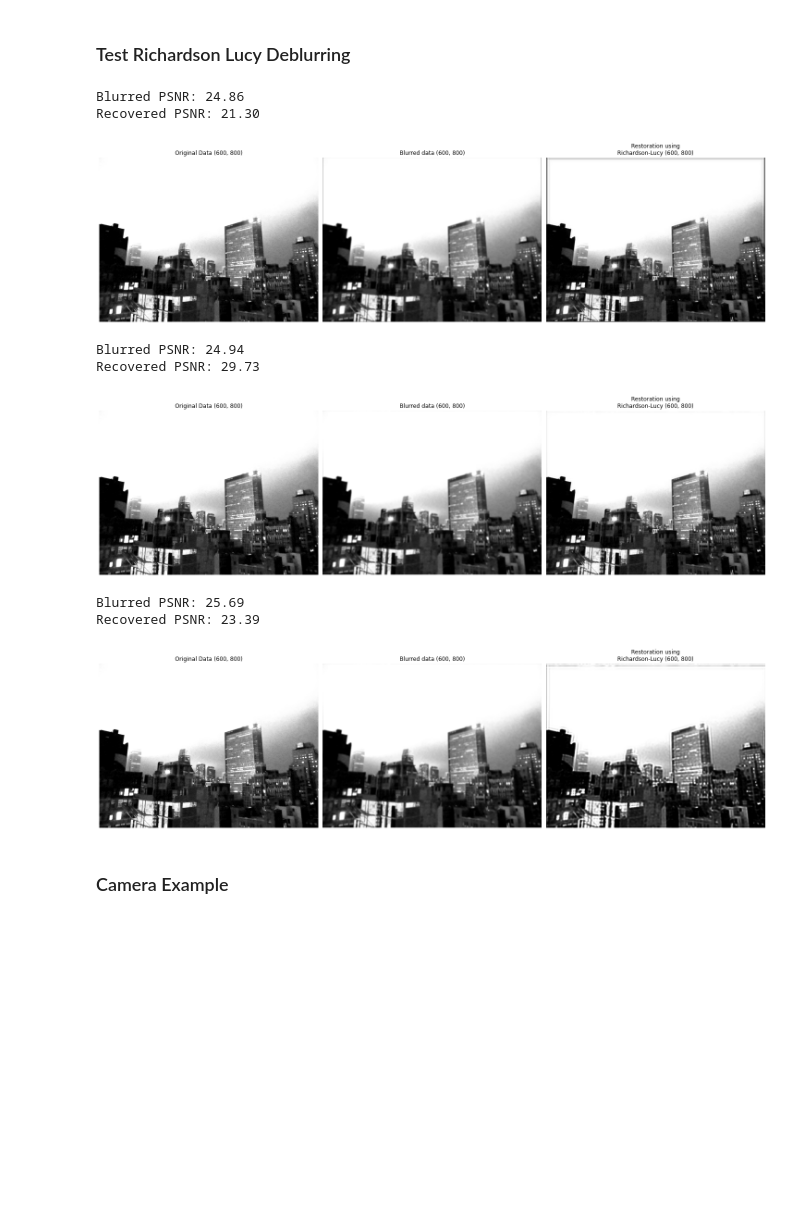
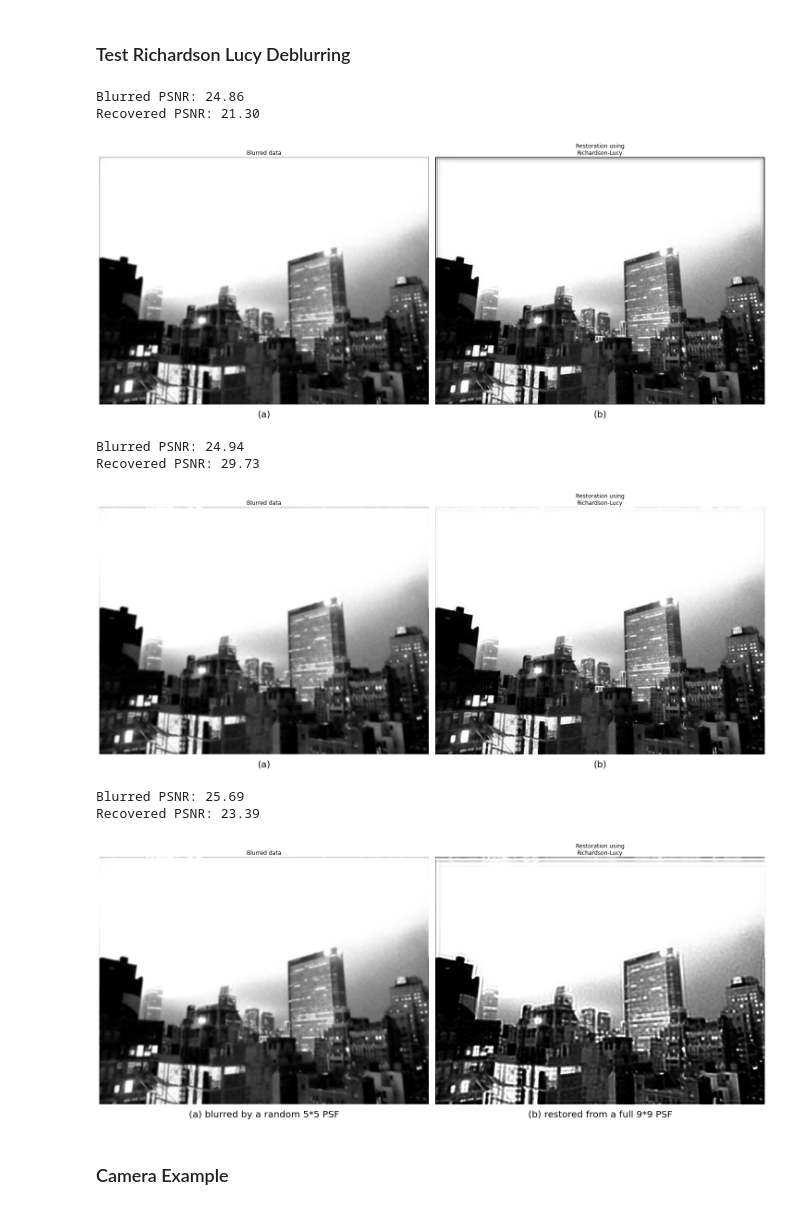
Before and after one commit to XiaoyuBi/CMU-15663-FinalProject.nosync, a Jupyter notebook: Codebase/src/experiments.ipynb, the cells around one changed output. Saved outputs shown, nothing was run; the diff lists cells and outputs as text; code cells hidden in the pictures; blank space fills up the shorter version.

```diff
--- a/Codebase/src/experiments.ipynb
+++ b/Codebase/src/experiments.ipynb
@@ -124,46 +124,49 @@ print(nabla_y_)
 # %%
 rng = np.random.default_rng()
 
-img = cv2.imread("../data/low-illumination/gt_images/saturated_img1.png", cv2.IMREAD_GRAYSCALE) / 255.
+img = cv2.imread("../data/low-illumination/gt_images/saturated_img1.png", cv2.IMREAD_GRAYSCALE)
+cv2.imwrite("../../Figs/origin.png", img)
+img = img / 255.
 
 # apply blur kernel
 psf = np.ones((5, 5)) / 25.0
 img_blur = conv2(img, psf, 'same')
 
 # # Add Noise to Image
 # img_noisy = img.copy()
 # img_noisy += (rng.poisson(lam=25, size=img.shape) - 10) / 255.
 
 # # Restore Image using Richardson-Lucy algorithm
 # deconvolved_RL = restoration.richardson_lucy(img_noisy, psf, num_iter=300)
 img_recover = richardson_lucy_deblur(img_blur, psf, num_iter = 25)
 
 
-fig, ax = plt.subplots(nrows=1, ncols=3, figsize=(20, 10))
+fig, ax = plt.subplots(nrows=1, ncols=2, figsize=(20, 10))
 plt.gray()
 
-for a in (ax[0], ax[1], ax[2]):
+for a in (ax[0], ax[1]):
        a.axis('off')
 
-ax[0].imshow(img)
-ax[0].set_title(f'Original Data {img.shape}')
+ax[0].imshow(img_blur)
+ax[0].set_title(f'Blurred data')
+ax[0].text(0.5,-0.05, "(a)", size=20, ha="center",
+         transform=ax[0].transAxes)
 
-ax[1].imshow(img_blur)
-ax[1].set_title(f'Blurred data {img_blur.shape}')
-
-ax[2].imshow(img_recover)
-ax[2].set_title(f'Restoration using\nRichardson-Lucy {img_recover.shape}')
+ax[1].imshow(img_recover)
+ax[1].set_title(f'Restoration using\nRichardson-Lucy')
+ax[1].text(0.5,-0.05, "(b)", size=20, ha="center",
+         transform=ax[1].transAxes)
 
 fig.subplots_adjust(wspace=0.02, hspace=0.2,
                     top=0.9, bottom=0.05, left=0, right=1)
 
 print(f"Blurred PSNR: {PSNR(img, img_blur):.2f}")
 print(f"Recovered PSNR: {PSNR(img, img_recover):.2f}")
 plt.show()
 # %% [output]
 Blurred PSNR: 24.86
 Recovered PSNR: 21.30
-[figure, old version]
+[figure, new version]
 # %%
 rng = np.random.default_rng()
 
@@ -190,20 +193,21 @@ img_recover = richardson_lucy_deblur(img_blur, psf, num_iter = 25)
 img_recover = img_recover[wrap_size: -wrap_size, wrap_size: -wrap_size]
 
 
-fig, ax = plt.subplots(nrows=1, ncols=3, figsize=(20, 10))
+fig, ax = plt.subplots(nrows=1, ncols=2, figsize=(20, 10))
 plt.gray()
 
-for a in (ax[0], ax[1], ax[2]):
+for a in (ax[0], ax[1]):
        a.axis('off')
 
-ax[0].imshow(img)
-ax[0].set_title(f'Original Data {img.shape}')
+ax[0].imshow(img_blur[wrap_size: -wrap_size, wrap_size: -wrap_size])
+ax[0].set_title(f'Blurred data')
+ax[0].text(0.5,-0.05, "(a)", size=20, ha="center",
+         transform=ax[0].transAxes)
 
-ax[1].imshow(img_blur[wrap_size: -wrap_size, wrap_size: -wrap_size])
-ax[1].set_title(f'Blurred data {img_blur[wrap_size: -wrap_size, wrap_size: -wrap_size].shape}')
-
-ax[2].imshow(img_recover)
-ax[2].set_title(f'Restoration using\nRichardson-Lucy {img_recover.shape}')
+ax[1].imshow(img_recover)
+ax[1].set_title(f'Restoration using\nRichardson-Lucy')
+ax[0].text(0.5,-0.05, "(b)", size=20, ha="center",
+         transform=ax[1].transAxes)
 
 fig.subplots_adjust(wspace=0.02, hspace=0.2,
                     top=0.9, bottom=0.05, left=0, right=1)
@@ -214,7 +218,7 @@ plt.show()
 # %% [output]
 Blurred PSNR: 24.94
 Recovered PSNR: 29.73
-[figure, old version]
+[figure, new version]
 # %%
 rng = np.random.default_rng()
 
@@ -245,20 +249,21 @@ img_recover, psf_estimate = richardson_lucy_deblur_blind(img_blur, psf_init, num
 # crop the padded boundary
 img_recover = img_recover[wrap_size: -wrap_size, wrap_size: -wrap_size]
 
-fig, ax = plt.subplots(nrows=1, ncols=3, figsize=(20, 10))
+fig, ax = plt.subplots(nrows=1, ncols=2, figsize=(20, 10))
 plt.gray()
 
-for a in (ax[0], ax[1], ax[2]):
+for a in (ax[0], ax[1]):
        a.axis('off')
 
-ax[0].imshow(img)
-ax[0].set_title(f'Original Data {img.shape}')
+ax[0].imshow(img_blur[wrap_size: -wrap_size, wrap_size: -wrap_size])
+ax[0].set_title(f'Blurred data')
+ax[0].text(0.5,-0.05, "(a) blurred by a random 5*5 PSF", size=20, ha="center",
+         transform=ax[0].transAxes)
 
-ax[1].imshow(img_blur[wrap_size: -wrap_size, wrap_size: -wrap_size])
-ax[1].set_title(f'Blurred data {img_blur[wrap_size: -wrap_size, wrap_size: -wrap_size].shape}')
-
-ax[2].imshow(img_recover)
-ax[2].set_title(f'Restoration using\nRichardson-Lucy {img_recover.shape}')
+ax[1].imshow(img_recover)
+ax[1].set_title(f'Restoration using\nRichardson-Lucy')
+ax[0].text(0.5,-0.05, "(b) restored from a full 9*9 PSF", size=20, ha="center",
+         transform=ax[1].transAxes)
 
 fig.subplots_adjust(wspace=0.02, hspace=0.2,
                     top=0.9, bottom=0.05, left=0, right=1)
@@ -269,7 +274,7 @@ plt.show()
 # %% [output]
 Blurred PSNR: 25.69
 Recovered PSNR: 23.39
-[figure, old version]
+[figure, new version]
 # %% [markdown]
 ### Camera Example
 # %%
```
Also changed, not shown: 12 other files.
